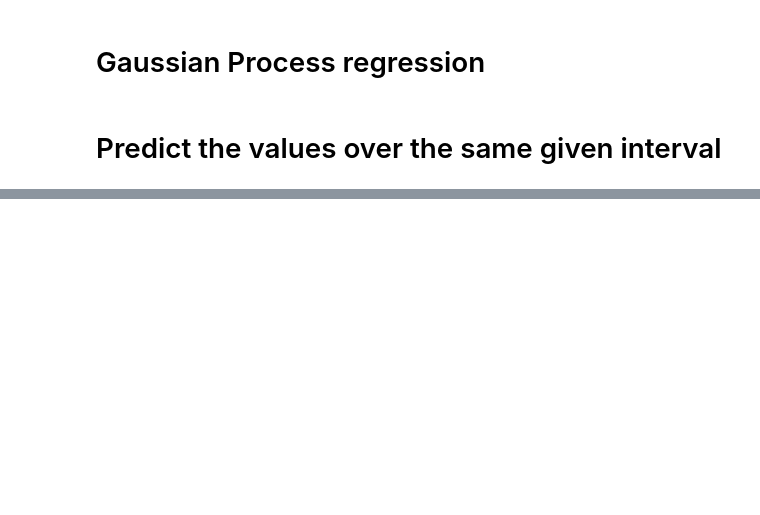
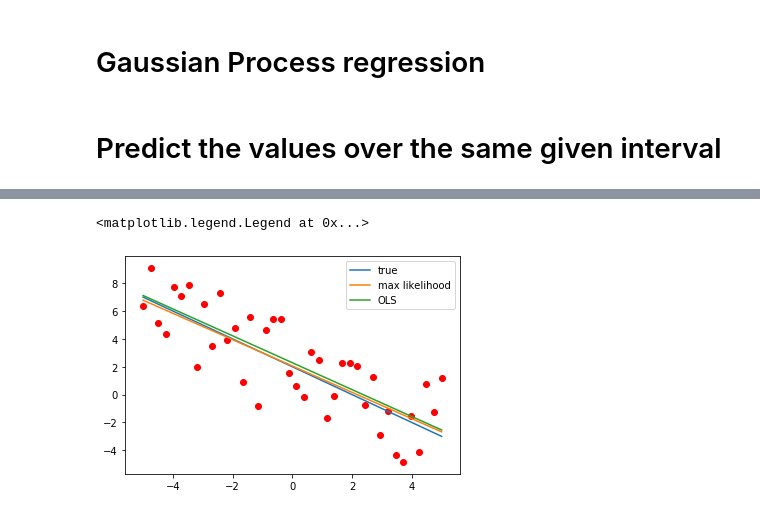
Before and after one commit to wouterMostard/PRML, a Jupyter notebook: GPML/Gaussian Process Regression.ipynb, the cells around one changed output, grey strips where cells are left out. Cells and saved outputs as stored; diff of their text form; code cells hidden in the pictures; blank space fills up the shorter version.

```diff
--- a/GPML/Gaussian Process Regression.ipynb
+++ b/GPML/Gaussian Process Regression.ipynb
@@ -124,0 +130,21 @@ De linker afbeeling laat zien wat er gebeurt als je over een range van (-5, 5) e
+# %%
+n_datapoints = 40
+noise_level = 3
+
+X = np.linspace(-5, 5, n_datapoints)
+true = 2 + -1 * X # so we have a zero intercept and a slope of 3
+
+coef_mle = possible_combs[np.argsort(likelihoods)[-1]]
+pred_mle = coef_mle[0] + coef_mle[1] * X
+ols_coef = (np.linalg.inv(design_matrix @ design_matrix.T) @ design_matrix) @ y
+ols_pred = ols_coef[0] + ols_coef[1] * X
+
+
+plt.plot(X, true, label='true')
+plt.plot(X, pred_mle, label='max likelihood')
+plt.plot(X, ols_pred, label='OLS')
+plt.scatter(X, y, c='r')
+plt.legend()
+# %% [output]
+<matplotlib.legend.Legend at 0x...>
+[figure, added]
```
Also changed, not shown: parts of 17 cells of this notebook.
